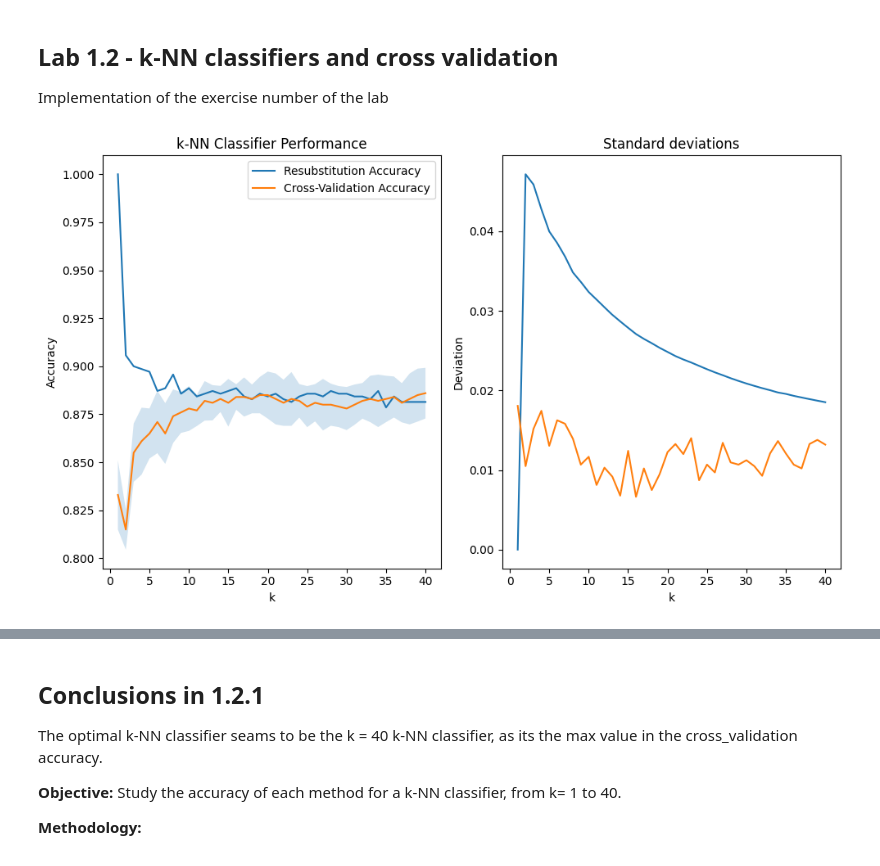
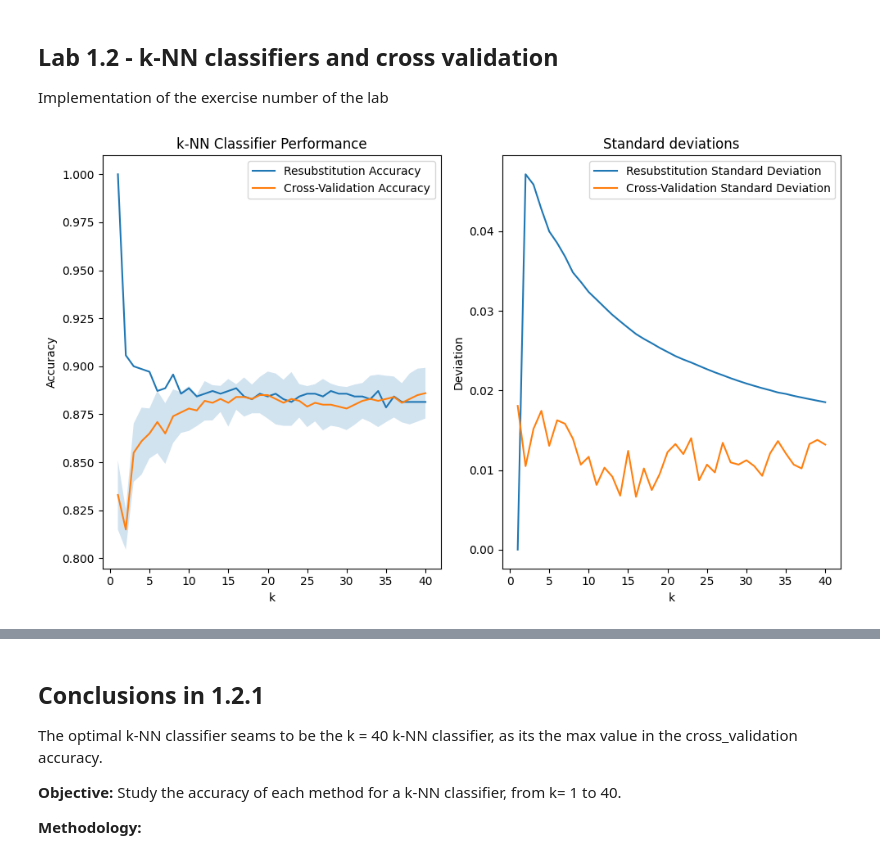
Before and after one commit to Alejandro-GDLF/DMandML, a Jupyter notebook: Pr1/Answer.ipynb, the cells around one changed output, grey strips where cells are left out. Saved outputs shown, nothing was run; the diff lists cells and outputs as text; code cells hidden in the pictures.

```diff
--- a/Pr1/Answer.ipynb
+++ b/Pr1/Answer.ipynb
@@ -113,31 +113,32 @@ for k in k_values:
     resubstitution_std_devs.append(np.std(resubstitution_accuracies))
 
     # Cross-validation accuracy and standard deviation
     cv_scores = cross_val_score(knn, Adata, Alab, cv=5)
     cv_accuracies.append(np.mean(cv_scores))
     cv_std_devs.append(np.std(cv_scores))
 
 # Plotting the accuracies and standard deviations
 plt.figure(figsize=(10,6))
 plt.subplot(1, 2, 1)
 plt.plot(k_values, resubstitution_accuracies, label='Resubstitution Accuracy')
 plt.plot(k_values, cv_accuracies, label='Cross-Validation Accuracy')
 plt.fill_between(k_values,
                  np.array(cv_accuracies) - np.array(cv_std_devs),
                  np.array(cv_accuracies) + np.array(cv_std_devs),
                  alpha=0.2)
 plt.xlabel('k')
 plt.ylabel('Accuracy')
 plt.title('k-NN Classifier Performance')
 plt.legend()
 
 plt.subplot(1, 2, 2)
 plt.plot(k_values, resubstitution_std_devs, label='Resubstitution Standard Deviation')
 plt.plot(k_values, cv_std_devs, label='Cross-Validation Standard Deviation')
 plt.xlabel('k')
 plt.ylabel('Deviation')
+plt.legend()
 plt.title('Standard deviations')
 plt.tight_layout()
 plt.show()
 # %% [output]
-[figure, old version]
+[figure, new version]
```
Also changed, not shown: parts of 2 cells of this notebook.
